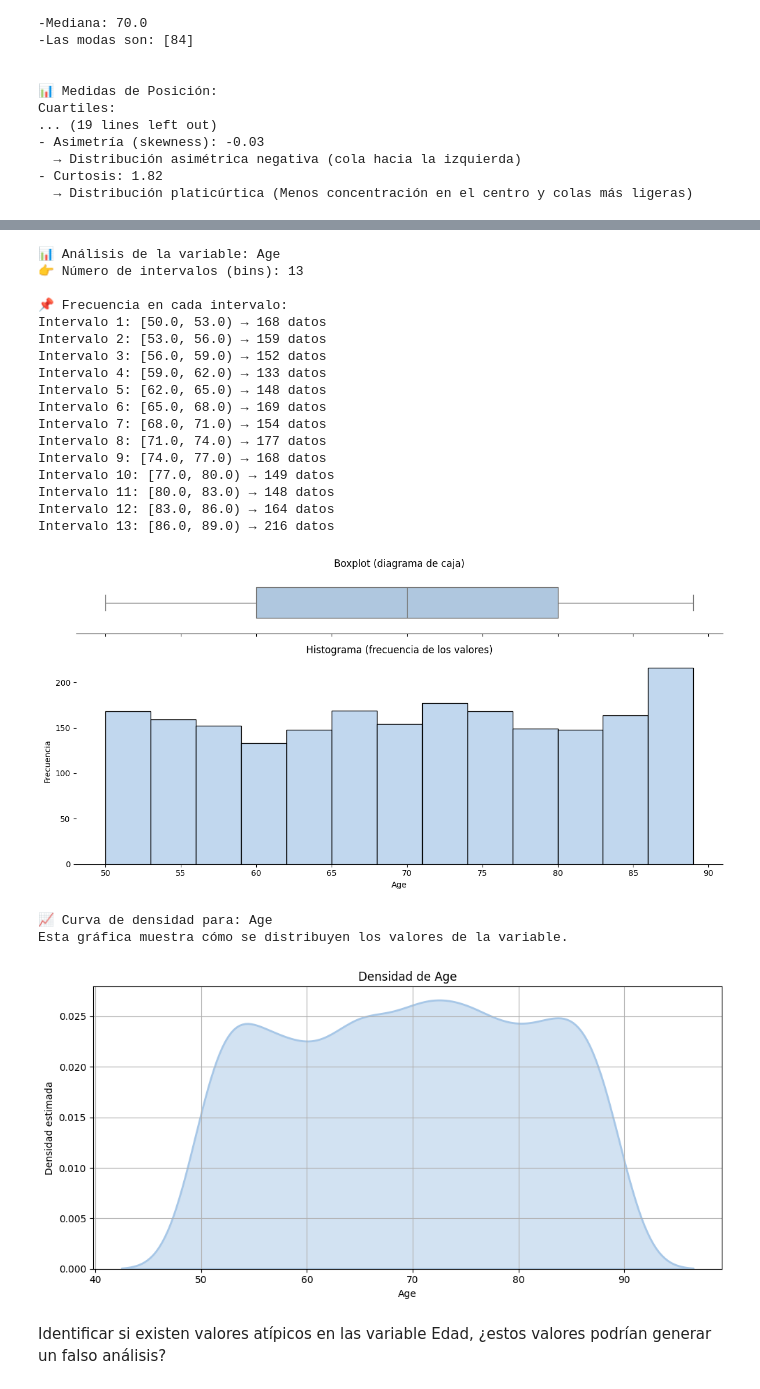
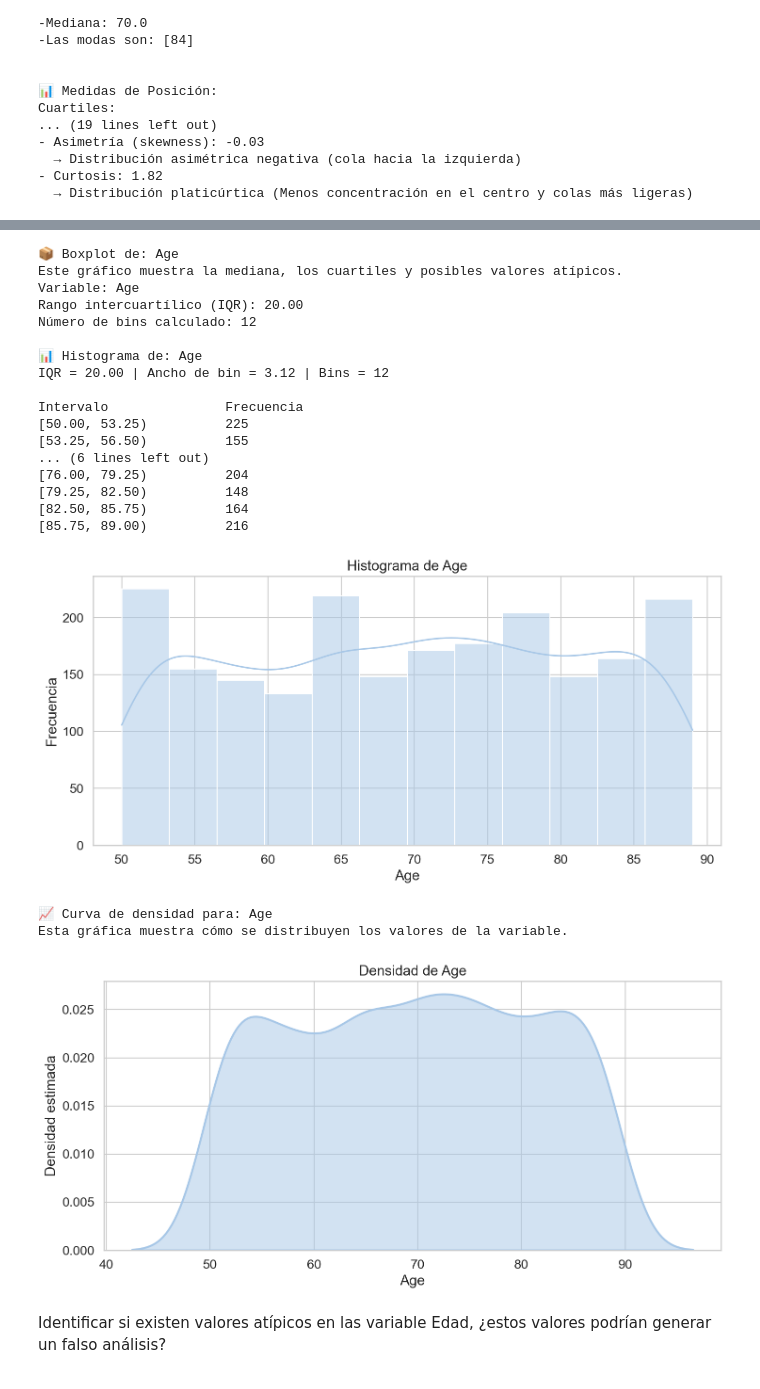
Before and after one commit to Lmarvq/Proyecto-1, a Jupyter notebook: Proyecto_1.ipynb, the cells around one changed output, grey strips where cells are left out. Saved outputs shown, nothing was run; the diff lists cells and outputs as text; code cells hidden in the pictures.

```diff
--- a/Proyecto_1.ipynb
+++ b/Proyecto_1.ipynb
@@ -332,30 +353,31 @@ Intervalos Cerrados: [(50.0, 52.0), (53.0, 55.0), (56.0, 58.0), (59.0, 61.0), (6
 | 11 | [83, 85] | 84.0 | 164 | 1889 | 0.077910 | ... |
 | 12 | [86, 88] | 87.0 | 216 | 2105 | 0.102613 | ... |
 # %%
-graficar_boxplot_e_histograma(df_csv, 'Age')
+graficar_boxplot(df_csv, 'Age')
+graficar_histograma(df_csv, 'Age')
 graficar_densidad(df_csv, 'Age')
 # %% [output]
-📊 Análisis de la variable: Age
-👉 Número de intervalos (bins): 13
+📦 Boxplot de: Age
+Este gráfico muestra la mediana, los cuartiles y posibles valores atípicos.
+Variable: Age
+Rango intercuartílico (IQR): 20.00
+Número de bins calculado: 12
 
-📌 Frecuencia en cada intervalo:
-Intervalo 1: [50.0, 53.0) → 168 datos
-Intervalo 2: [53.0, 56.0) → 159 datos
-Intervalo 3: [56.0, 59.0) → 152 datos
-Intervalo 4: [59.0, 62.0) → 133 datos
-Intervalo 5: [62.0, 65.0) → 148 datos
-Intervalo 6: [65.0, 68.0) → 169 datos
-Intervalo 7: [68.0, 71.0) → 154 datos
-Intervalo 8: [71.0, 74.0) → 177 datos
-Intervalo 9: [74.0, 77.0) → 168 datos
-Intervalo 10: [77.0, 80.0) → 149 datos
-Intervalo 11: [80.0, 83.0) → 148 datos
-Intervalo 12: [83.0, 86.0) → 164 datos
-Intervalo 13: [86.0, 89.0) → 216 datos
+📊 Histograma de: Age
+IQR = 20.00 | Ancho de bin = 3.12 | Bins = 12
+
+Intervalo               Frecuencia
+[50.00, 53.25)          225
+[53.25, 56.50)          155
+... (6 lines left out)
+[76.00, 79.25)          204
+[79.25, 82.50)          148
+[82.50, 85.75)          164
+[85.75, 89.00)          216
-[figure, old version]
+[figure, new version]
 📈 Curva de densidad para: Age
 Esta gráfica muestra cómo se distribuyen los valores de la variable.
-[figure, old version]
+[figure, new version]
 # %% [markdown]
 Identificar si existen valores atípicos en las variable Edad, ¿estos valores podrían generar un falso análisis?
 # %% [markdown]
```
Also changed, not shown: parts of 6 cells of this notebook.
